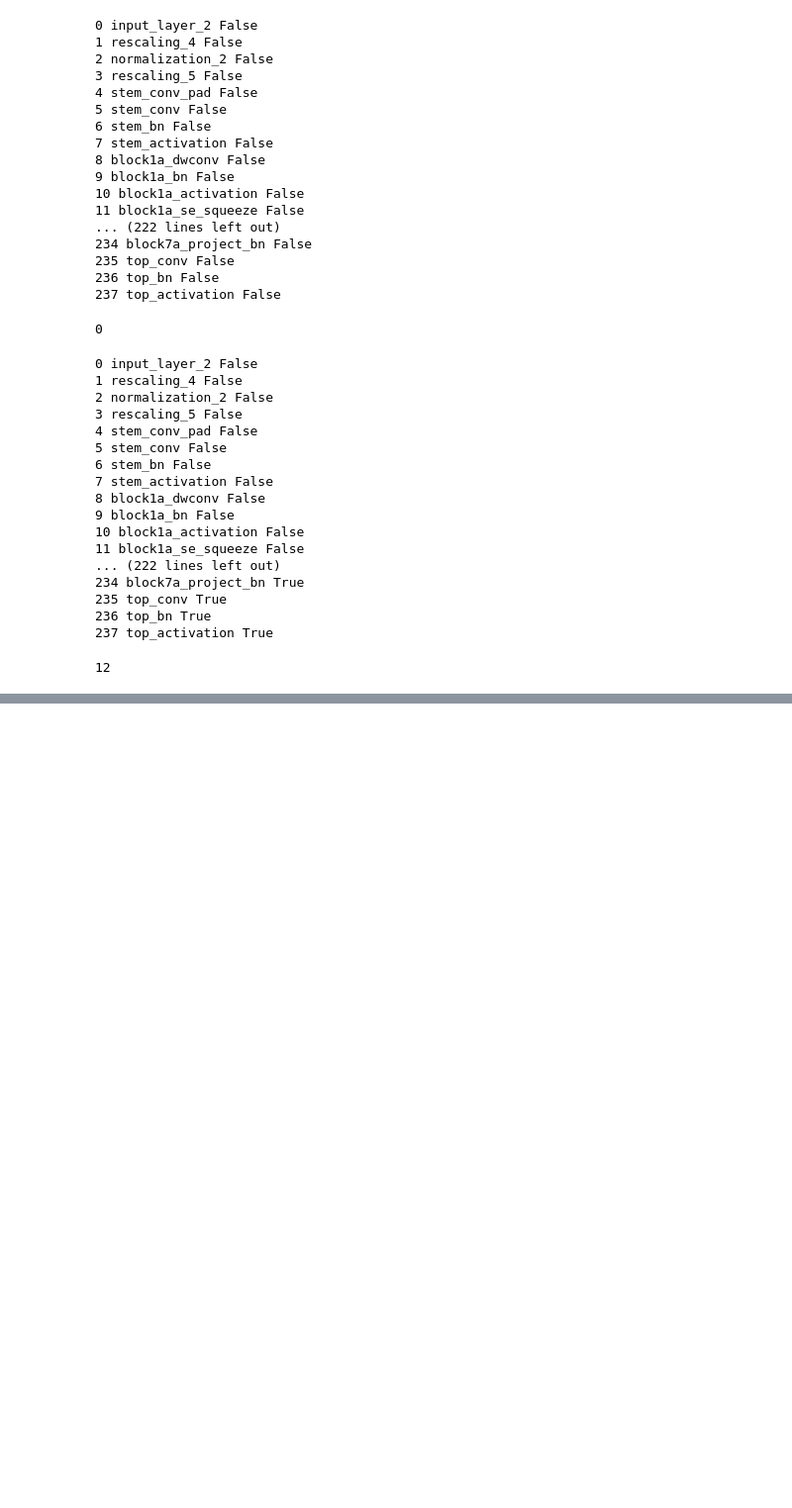
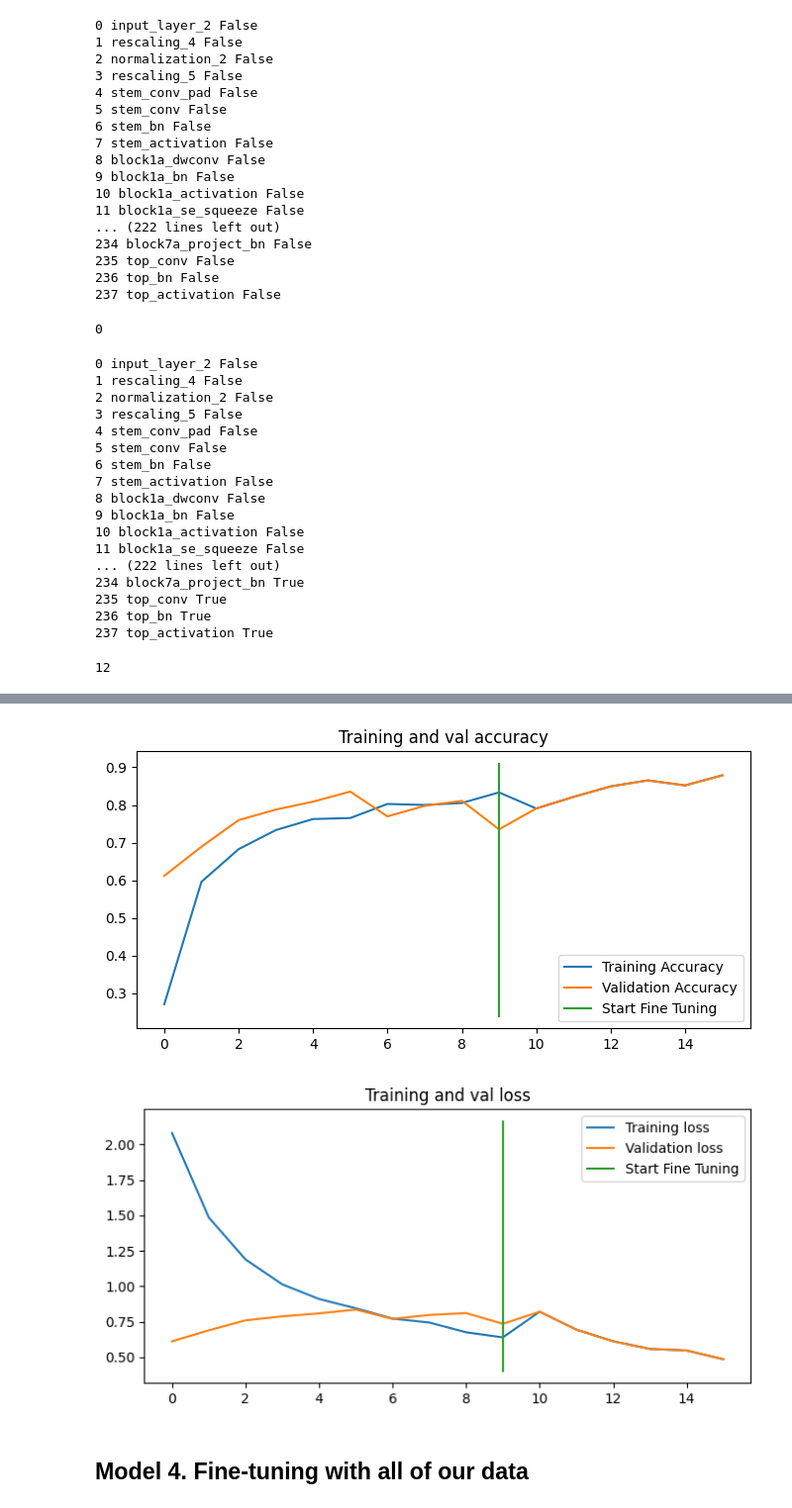
Before and after one commit to LivingstonTardzenyuy/Deep-Learning-with-TensorFlow, a Jupyter notebook: 05_transfer_learning_in_tensorflow_part_2_fine_tuning.ipynb, the cells around one changed output, grey strips where cells are left out. Shown at 99% size. Drawn from its saved outputs; the diff is of its cells as text; code cells hidden in the pictures; blank space fills up the shorter version.

Commit message:
Finish with tranfer learning with fine-tuning for Food vision classification

```diff
--- a/05_transfer_learning_in_tensorflow_part_2_fine_tuning.ipynb
+++ b/05_transfer_learning_in_tensorflow_part_2_fine_tuning.ipynb
@@ -932,0 +974,7 @@ plot_loss_curves(history_fine_10_percent_data_aug)
+# %%
+compare_history(history_model_2_10_percent_data_aug, history_fine_10_percent_data_aug)
+# %% [output]
+[figure, added]
+[figure, added]
+# %% [markdown]
+## Model 4. Fine-tuning with all of our data
```
Also changed, not shown: parts of 38 cells of this notebook.
